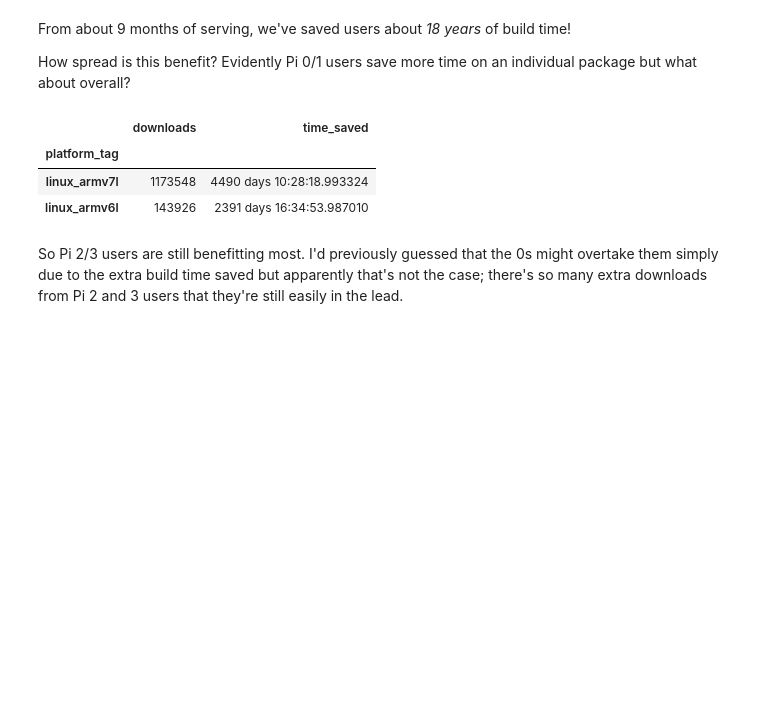
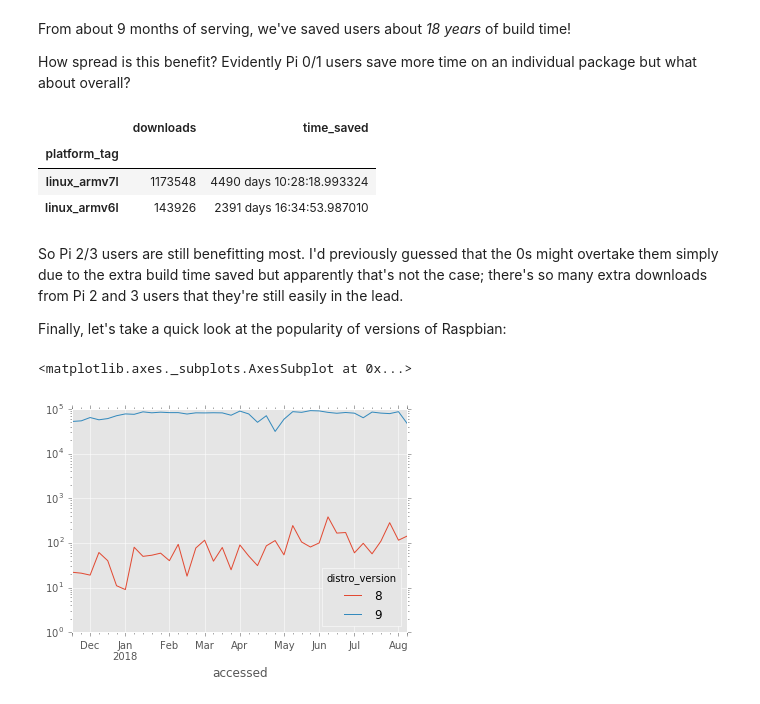
Before and after one commit to waveform80/piwheels-analysis, a Jupyter notebook: analysis_usage3.ipynb, the cells around one changed output. Saved outputs shown, nothing was run; the diff lists cells and outputs as text; code cells hidden in the pictures; blank space fills up the shorter version.

Commit message:
Add py and distro version graphs

```diff
--- a/analysis_usage3.ipynb
+++ b/analysis_usage3.ipynb
@@ -234,3 +234,27 @@ df
 | linux_armv6l | 143926 | 2391 days 16:34:53.987010 |
 # %% [markdown]
 So Pi 2/3 users are still benefitting most. I'd previously guessed that the 0s might overtake them simply due to the extra build time saved but apparently that's not the case; there's so many extra downloads from Pi 2 and 3 users that they're still easily in the lead.
+
+Finally, let's take a quick look at the popularity of versions of Raspbian:
+# %%
+df = pd.read_sql(
+    """
+    SELECT
+        DATE_TRUNC('week', accessed_at) AS accessed,
+        distro_version,
+        COUNT(*) AS count
+    FROM downloads
+    WHERE accessed_at > '1970-01-05'
+    AND distro_name = 'Raspbian GNU/Linux'
+    AND distro_version IN ('8', '9')
+    GROUP BY accessed, distro_version
+    ORDER BY distro_version, accessed
+    """, conn)
+df = df.pivot(
+    index='accessed',
+    columns='distro_version',
+    values='count')
+df.plot(logy=True)
+# %% [output]
+<matplotlib.axes._subplots.AxesSubplot at 0x...>
+[figure, added]
```
Also changed, not shown: parts of 5 cells of this notebook.
